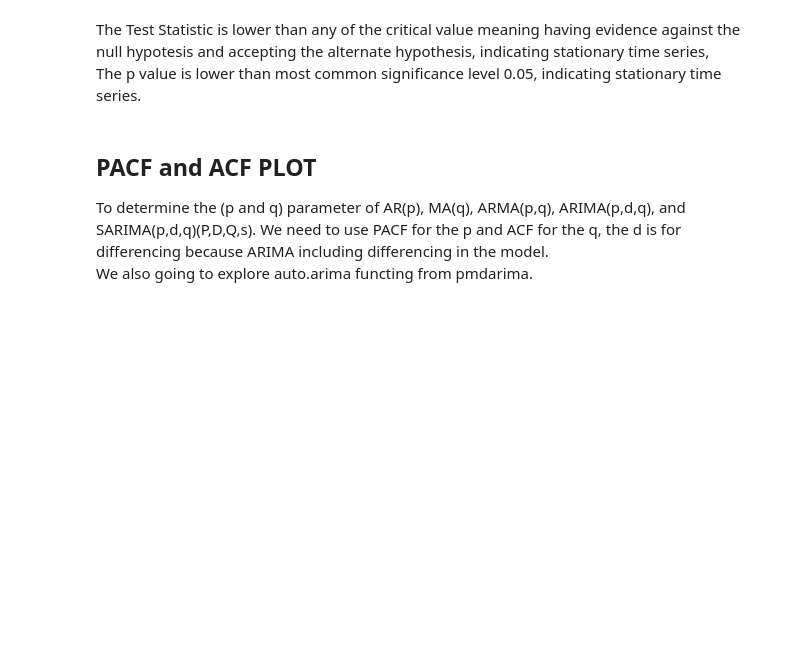
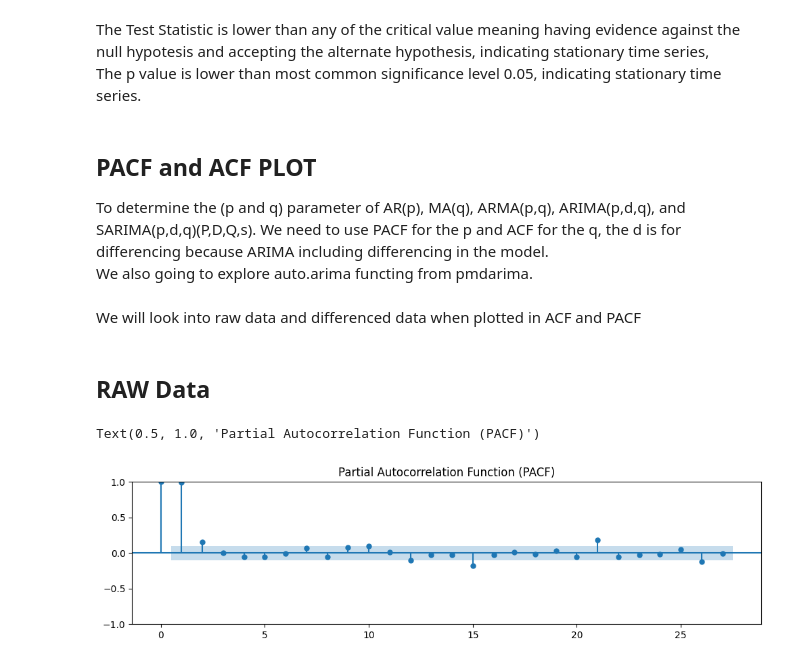
Before and after one commit to KomangAndika/ARIMA-And-Friends, a Jupyter notebook: ARIMA_Friends_BTC-USD.ipynb, the cells around one changed output. Drawn from its saved outputs; the diff is of its cells as text; code cells hidden in the pictures; blank space fills up the shorter version.

```diff
--- a/ARIMA_Friends_BTC-USD.ipynb
+++ b/ARIMA_Friends_BTC-USD.ipynb
@@ -160,0 +163,13 @@ We also going to explore auto.arima functing from pmdarima.
+# %% [markdown]
+We will look into raw data and differenced data when plotted in ACF and PACF
+# %% [markdown]
+## RAW Data
+# %%
+#PACF df_diff
+plt.figure(figsize=(12, 6))
+plt.subplot(212)
+plot_pacf(df['Close'], ax=plt.gca(), lags=27, method='ols')
+plt.title('Partial Autocorrelation Function (PACF)')
+# %% [output]
+Text(0.5, 1.0, 'Partial Autocorrelation Function (PACF)')
+[figure, added]
```
Also changed, not shown: parts of 7 cells of this notebook.
